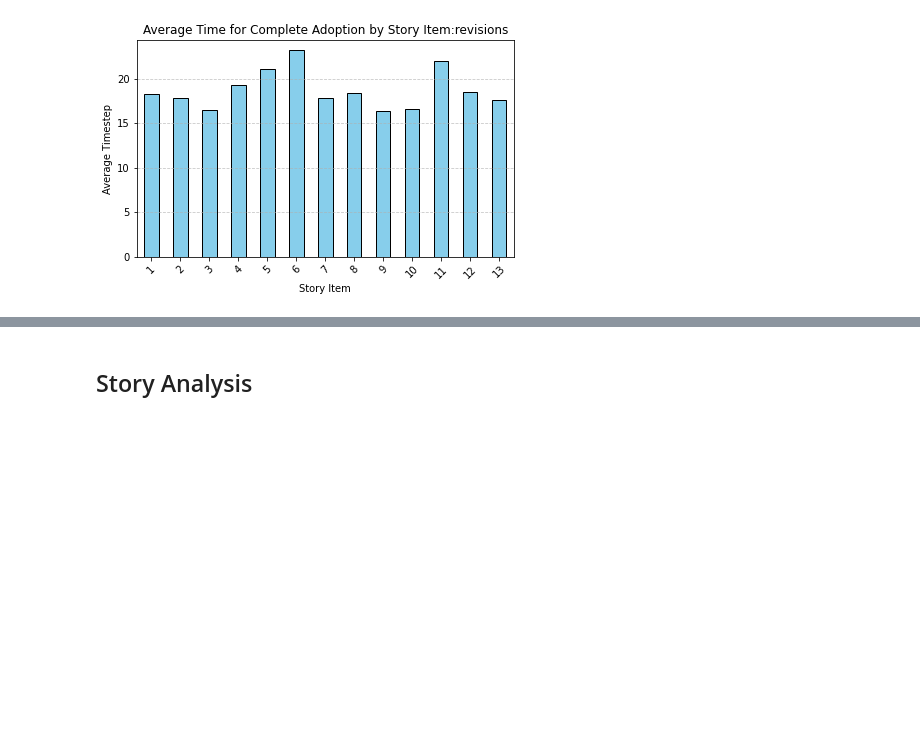
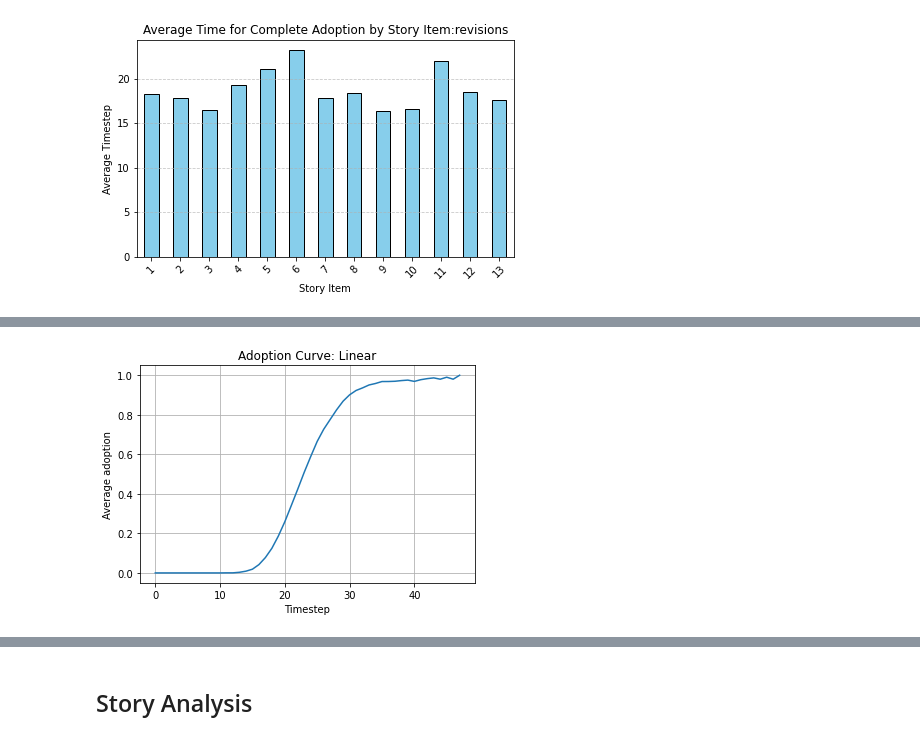
Before and after one commit to c4-lab/NarrativeDiffusion, a Jupyter notebook: analysis/analysis.ipynb, the cells around one changed output, grey strips where cells are left out. Saved outputs shown, nothing was run; the diff lists cells and outputs as text; code cells hidden in the pictures; blank space fills up the shorter version.

```diff
--- a/analysis/analysis.ipynb
+++ b/analysis/analysis.ipynb
@@ -157,0 +168,4 @@ plot_adoption_speed_items("../data/revisions_20230810210134/results.csv",title="
+# %%
+plot_adoption_speed_overall("../data/linear_20230811112613/results.csv",title="Linear",item_count=13)
+# %% [output]
+[figure, added]
```
Also changed, not shown: parts of 4 cells of this notebook, 2 other files.
